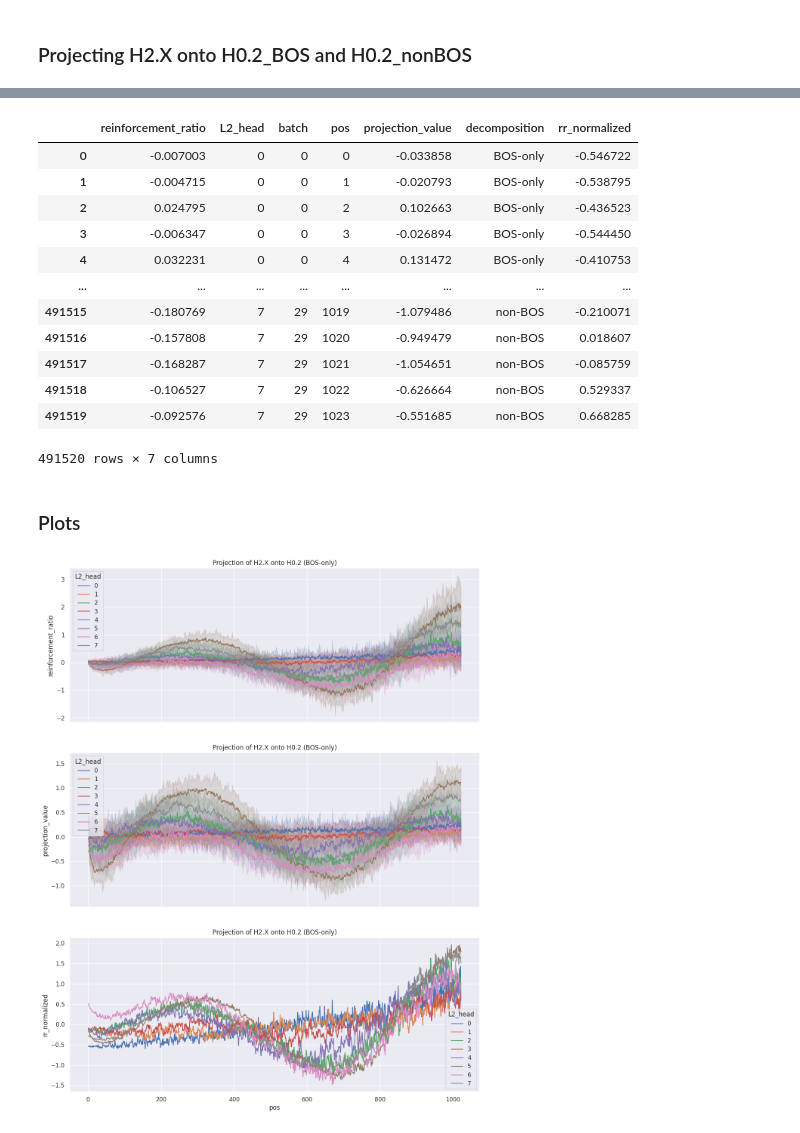
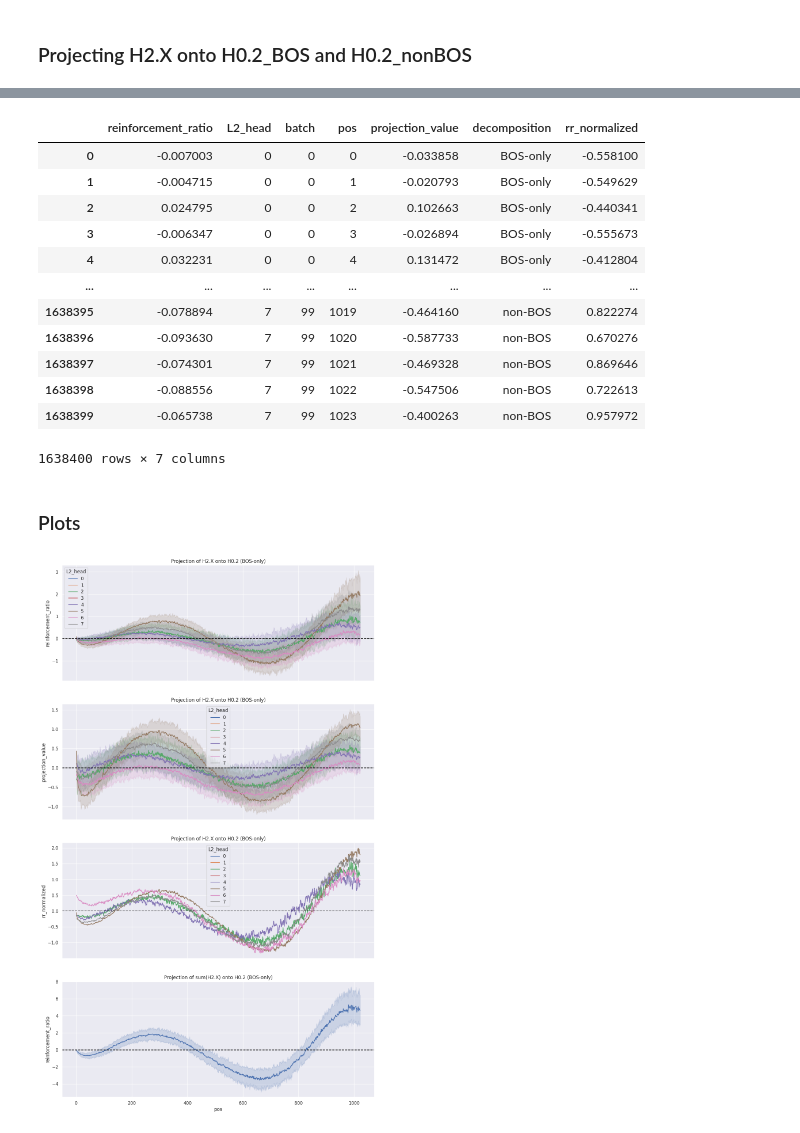
Before and after one commit to canrager/cleanup_nodes, a Jupyter notebook: notebooks/004-decompose-bos-nonbos.ipynb, the cells around one changed output, grey strips where cells are left out. Drawn from its saved outputs; the diff is of its cells as text; code cells hidden in the pictures.

```diff
--- a/notebooks/004-decompose-bos-nonbos.ipynb
+++ b/notebooks/004-decompose-bos-nonbos.ipynb
@@ -63,7 +63,8 @@ hook_names = [
 
 # Run a forward pass and cache selected activations
 _, cache = model.run_with_cache(
-    prompts[:30],
+    prompts,
+    # prompts[:30],
     names_filter=lambda name: name in hook_names,
     device=device,
 )
@@ -254,27 +256,27 @@ memory usage: 17.3+ MB
 df
 # %% [output]
 |  | reinforcement_ratio | L2_head | batch | pos | projection_value | decomposition | rr_normalized |
-| 0 | -0.007003 | 0 | 0 | 0 | -0.033858 | BOS-only | -0.546722 |
-| 1 | -0.004715 | 0 | 0 | 1 | -0.020793 | BOS-only | -0.538795 |
-| 2 | 0.024795 | 0 | 0 | 2 | 0.102663 | BOS-only | -0.436523 |
-| 3 | -0.006347 | 0 | 0 | 3 | -0.026894 | BOS-only | -0.544450 |
-| 4 | 0.032231 | 0 | 0 | 4 | 0.131472 | BOS-only | -0.410753 |
+| 0 | -0.007003 | 0 | 0 | 0 | -0.033858 | BOS-only | -0.558100 |
+| 1 | -0.004715 | 0 | 0 | 1 | -0.020793 | BOS-only | -0.549629 |
+| 2 | 0.024795 | 0 | 0 | 2 | 0.102663 | BOS-only | -0.440341 |
+| 3 | -0.006347 | 0 | 0 | 3 | -0.026894 | BOS-only | -0.555673 |
+| 4 | 0.032231 | 0 | 0 | 4 | 0.131472 | BOS-only | -0.412804 |
 | ... | ... | ... | ... | ... | ... | ... | ... |
-| 491515 | -0.180769 | 7 | 29 | 1019 | -1.079486 | non-BOS | -0.210071 |
-| 491516 | -0.157808 | 7 | 29 | 1020 | -0.949479 | non-BOS | 0.018607 |
-| 491517 | -0.168287 | 7 | 29 | 1021 | -1.054651 | non-BOS | -0.085759 |
-| 491518 | -0.106527 | 7 | 29 | 1022 | -0.626664 | non-BOS | 0.529337 |
-| 491519 | -0.092576 | 7 | 29 | 1023 | -0.551685 | non-BOS | 0.668285 |
+| 1638395 | -0.078894 | 7 | 99 | 1019 | -0.464160 | non-BOS | 0.822274 |
+| 1638396 | -0.093630 | 7 | 99 | 1020 | -0.587733 | non-BOS | 0.670276 |
+| 1638397 | -0.074301 | 7 | 99 | 1021 | -0.469328 | non-BOS | 0.869646 |
+| 1638398 | -0.088556 | 7 | 99 | 1022 | -0.547506 | non-BOS | 0.722613 |
+| 1638399 | -0.065738 | 7 | 99 | 1023 | -0.400263 | non-BOS | 0.957972 |
-491520 rows × 7 columns
+1638400 rows × 7 columns
 # %% [markdown]
 ### Plots
 # %%
-fig, ax = plt.subplots(3, 1, figsize=(14, 18), sharex=True)
+fig, ax = plt.subplots(4, 1, figsize=(14, 4*6), sharex=True)
 
 # Filter dataframe to plot
 decomposition = "BOS-only"
-heads_to_include = [0,1,2,3,4,5,6,7]
-# heads_to_include = [2,3,4,5,6,7]
+# heads_to_include = [0,1,2,3,4,5,6,7]
+heads_to_include = [2,4,5,6,7]
 
 filtered_df = (
     df.query("L2_head in @heads_to_include")
@@ -286,33 +288,47 @@ sns.lineplot(
     data=filtered_df,
     x="pos",
     y="reinforcement_ratio",
     hue="L2_head",
     errorbar=("pi", 75),
     ax=ax[0],
 )
 ax[0].set_title(f"Projection of H2.X onto H0.2 ({decomposition})")
 
 # Subplot 2
 sns.lineplot(
     data=filtered_df,
     x="pos",
     y="projection_value",
     hue="L2_head",
     errorbar=("pi", 75),
     ax=ax[1],
 )
 ax[1].set_title(f"Projection of H2.X onto H0.2 ({decomposition})")
 
 # Subplot 3
 sns.lineplot(
     data=filtered_df,
     x="pos",
     y="rr_normalized",
     hue="L2_head",
     errorbar=None,
     ax=ax[2],
 )
-ax[2].set_title(f"Projection of H2.X onto H0.2 ({decomposition})");
+ax[2].set_title(f"Projection of H2.X onto H0.2 ({decomposition})")
+
+# Subplot 4
+sns.lineplot(
+    data=filtered_df.groupby(["batch", "pos"]).sum().reset_index(),  # sum over heads
+    x="pos",
+    y="reinforcement_ratio",
+    errorbar=("pi", 75),
+    ax=ax[3],
+)
+ax[3].set_title(f"Projection of sum(H2.X) onto H0.2 ({decomposition})")
+
+# Add zero hlines
+for i in range(4):
+    ax[i].axhline(0, color="black", linestyle="--")
 # %% [output]
-[figure, old version]
+[figure, new version]
 # %%
```
Also changed, not shown: parts of 8 cells of this notebook.
